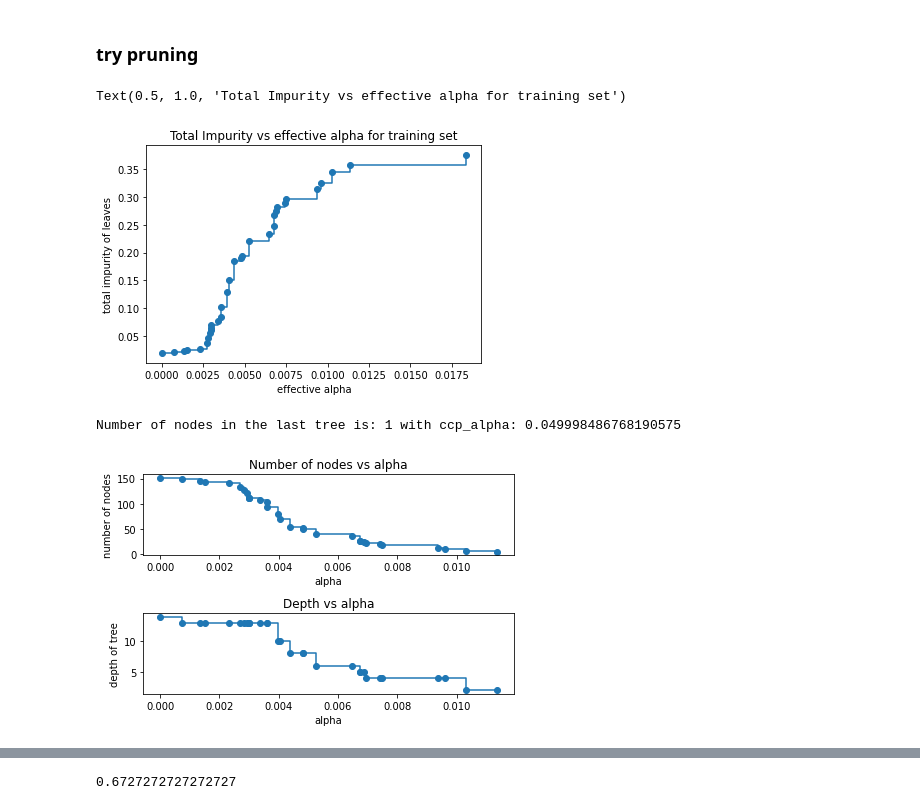
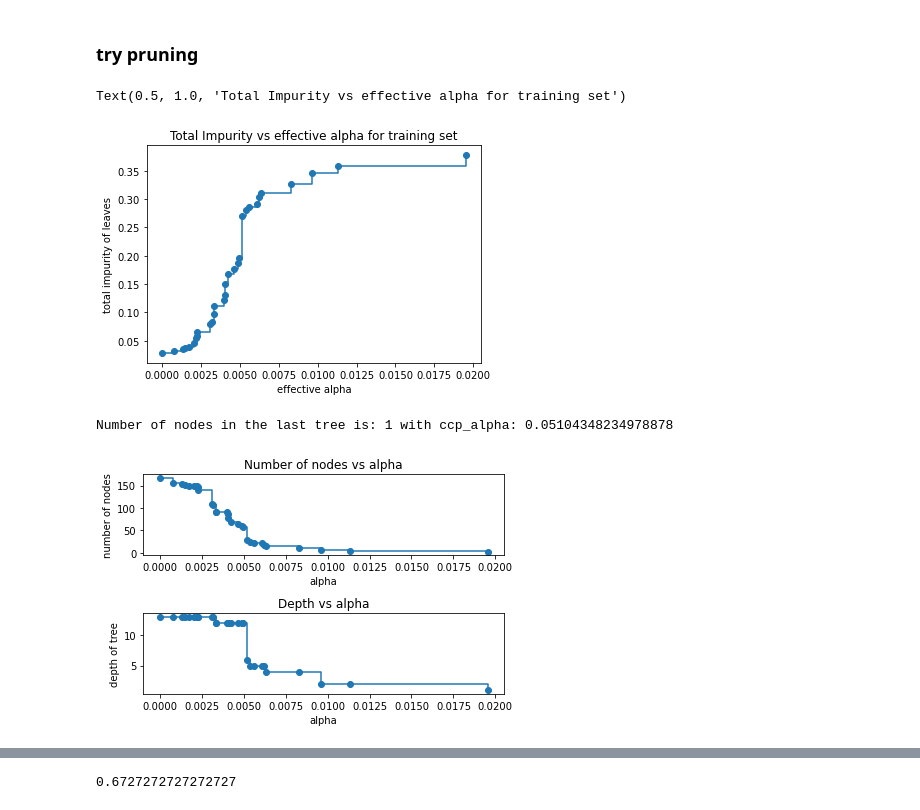
Before and after one commit to marceltransier/datamining-vt21-lab2, a Jupyter notebook: lab2.ipynb, the cells around one changed output, grey strips where cells are left out. Cells and saved outputs as stored; diff of their text form; code cells hidden in the pictures.

```diff
--- a/lab2.ipynb
+++ b/lab2.ipynb
@@ -152,16 +152,20 @@ graph.render("decisiontree")
 ### try pruning
 # %%
 # calculate and plot the cost complexity pruning path
+X,Y = permuteDataset(X,Y)
+X,X_b,X_a,X_ab,Y = reducedDatasets (X,Y)
+X_training,Y_training,X_test,Y_test = splitDataset(X,Y,0.8)
+
 path = clf.cost_complexity_pruning_path(X_training, Y_training)
 ccp_alphas, impurities = path.ccp_alphas, path.impurities
 fig, ax = plt.subplots()
 ax.plot(ccp_alphas[:-1], impurities[:-1], marker='o', drawstyle="steps-post")
 ax.set_xlabel("effective alpha")
 ax.set_ylabel("total impurity of leaves")
 ax.set_title("Total Impurity vs effective alpha for training set")
 # %% [output]
 Text(0.5, 1.0, 'Total Impurity vs effective alpha for training set')
-[figure, old version]
+[figure, new version]
 # %%
 # fit the model with all alphas and save them into an array
 clfs = []
@@ -171,7 +175,7 @@ for ccp_alpha in ccp_alphas:
     clfs.append(clf)
 print("Number of nodes in the last tree is: {} with ccp_alpha: {}".format(clfs[-1].tree_.node_count, ccp_alphas[-1]))
 # %% [output]
-Number of nodes in the last tree is: 1 with ccp_alpha: 0.049998486768190575
+Number of nodes in the last tree is: 1 with ccp_alpha: 0.05104348234978878
 # %%
 # plot the depth and node counts for the different alphas (excluding the last values with only one node)
 clfs = clfs[:-1]
@@ -190,7 +194,7 @@ ax[1].set_ylabel("depth of tree")
 ax[1].set_title("Depth vs alpha")
 fig.tight_layout()
 # %% [output]
-[figure, old version]
+[figure, new version]
 # %%
 # score the different alphas and plot the train- and testscores
 train_scores = [clf.score(X_training, Y_training) for clf in clfs]
```
Also changed, not shown: parts of 3 cells of this notebook.
